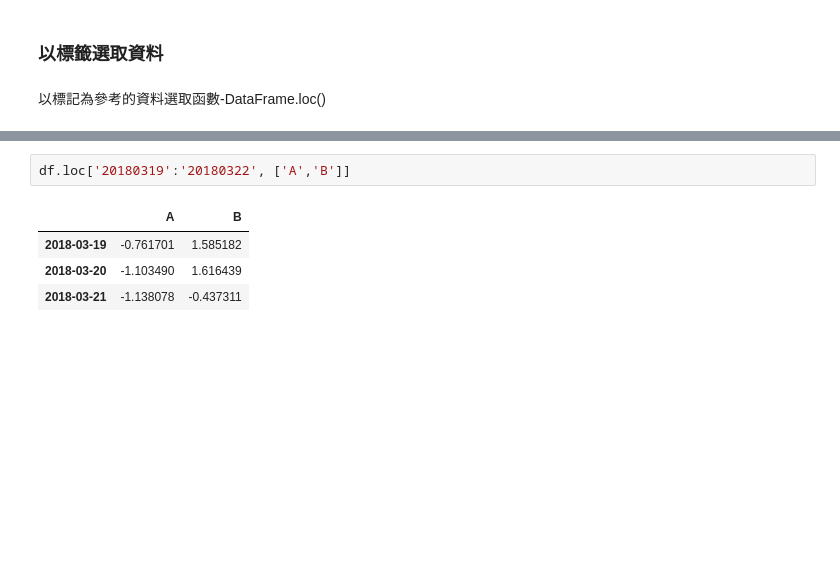
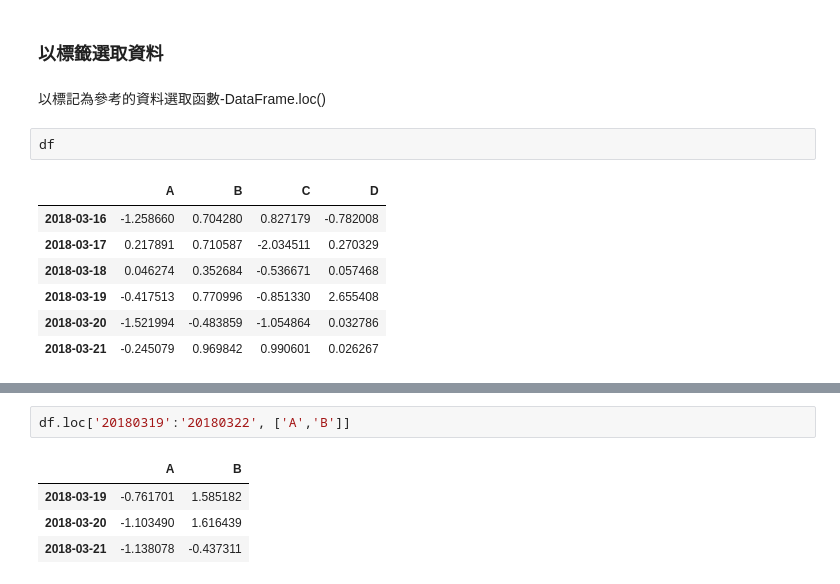
Before and after one commit to jc7qx/pylearning, a Jupyter notebook: pandas10m.ipynb, the cells around one changed output, grey strips where cells are left out. Drawn from its saved outputs; the diff is of its cells as text; blank space fills up the shorter version.

```diff
--- a/pandas10m.ipynb
+++ b/pandas10m.ipynb
@@ -110,6 +157,16 @@ df['20180317':'20180320'] #選取列範圍
 ### 以標籤選取資料
 # %% [markdown]
 以標記為參考的資料選取函數-DataFrame.loc()
+# %%
+df
+# %% [output]
+|  | A | B | C | D |
+| 2018-03-16 | -1.258660 | 0.704280 | 0.827179 | -0.782008 |
+| 2018-03-17 | 0.217891 | 0.710587 | -2.034511 | 0.270329 |
+| 2018-03-18 | 0.046274 | 0.352684 | -0.536671 | 0.057468 |
+| 2018-03-19 | -0.417513 | 0.770996 | -0.851330 | 2.655408 |
+| 2018-03-20 | -1.521994 | -0.483859 | -1.054864 | 0.032786 |
+| 2018-03-21 | -0.245079 | 0.969842 | 0.990601 | 0.026267 |
 # %%
 df.loc[dates[1]] #選擇特定列，顯示個欄位資料
 # %% [output]
```
Also changed, not shown: parts of 41 cells of this notebook, 1 other file.
